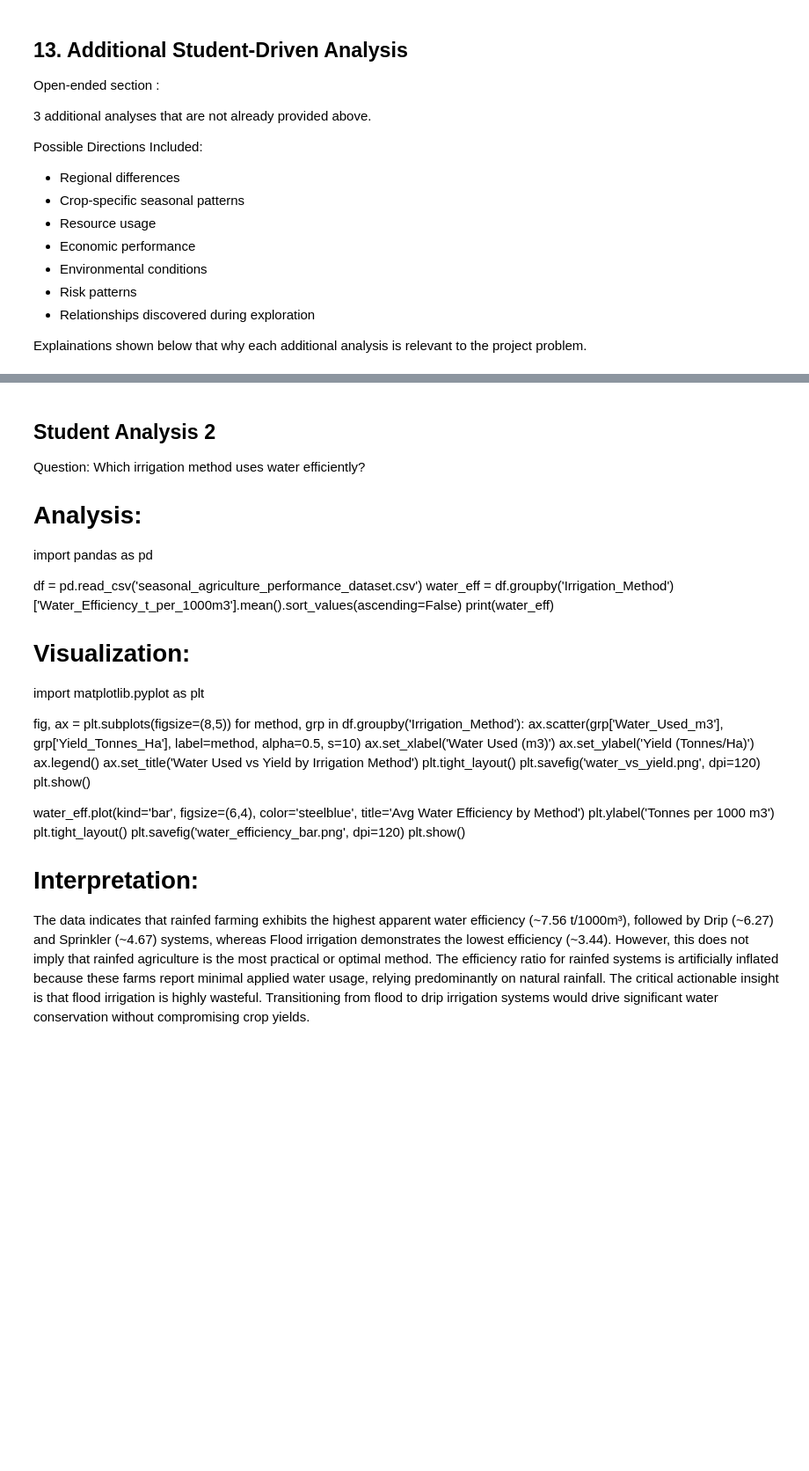
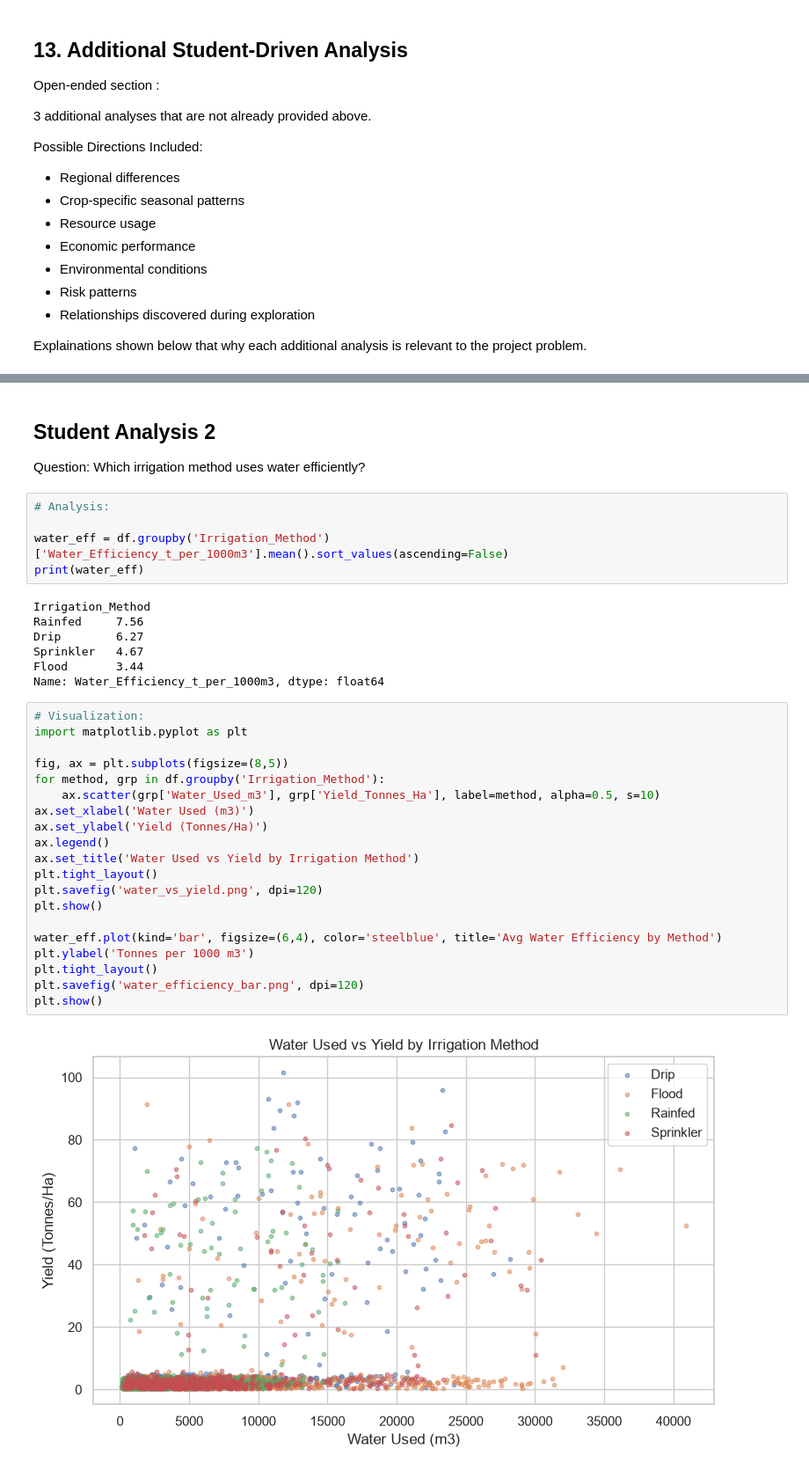
Before and after one commit to rj-rishabhjain/Seasonal-Agriculture-Performance-Analysis, a Jupyter notebook: Rishabh_Jain_Seasonal_Agriculture_Performance_Analysis.ipynb, the cells around one changed output, grey strips where cells are left out. Shown at 88% size. Drawn from its saved outputs; the diff is of its cells as text; blank space fills up the shorter version.

```diff
--- a/Rishabh_Jain_Seasonal_Agriculture_Performance_Analysis.ipynb
+++ b/Rishabh_Jain_Seasonal_Agriculture_Performance_Analysis.ipynb
@@ -822,33 +841,37 @@ plt.show()
 ## Student Analysis 2
 
 Question: Which irrigation method uses water efficiently?
-
-# Analysis:
-import pandas as pd
-
-df = pd.read_csv('seasonal_agriculture_performance_dataset.csv')
-water_eff = df.groupby('Irrigation_Method')['Water_Efficiency_t_per_1000m3'].mean().sort_values(ascending=False)
-print(water_eff)
-
-# Visualization:
-import matplotlib.pyplot as plt
-
-fig, ax = plt.subplots(figsize=(8,5))
-for method, grp in df.groupby('Irrigation_Method'):
-    ax.scatter(grp['Water_Used_m3'], grp['Yield_Tonnes_Ha'], label=method, alpha=0.5, s=10)
-ax.set_xlabel('Water Used (m3)')
-ax.set_ylabel('Yield (Tonnes/Ha)')
-ax.legend()
-ax.set_title('Water Used vs Yield by Irrigation Method')
-plt.tight_layout()
-plt.savefig('water_vs_yield.png', dpi=120)
-plt.show()
-
-water_eff.plot(kind='bar', figsize=(6,4), color='steelblue', title='Avg Water Efficiency by Method')
-plt.ylabel('Tonnes per 1000 m3')
-plt.tight_layout()
-plt.savefig('water_efficiency_bar.png', dpi=120)
-plt.show()
-
-# Interpretation:
-The data indicates that rainfed farming exhibits the highest apparent water efficiency (~7.56 t/1000m³), followed by Drip (~6.27) and Sprinkler (~4.67) systems, whereas Flood irrigation demonstrates the lowest efficiency (~3.44). However, this does not imply that rainfed agriculture is the most practical or optimal method. The efficiency ratio for rainfed systems is artificially inflated because these farms report minimal applied water usage, relying predominantly on natural rainfall. The critical actionable insight is that flood irrigation is highly wasteful. Transitioning from flood to drip irrigation systems would drive significant water conservation without compromising crop yields.
+# %%
+# Analysis:
+
+water_eff = df.groupby('Irrigation_Method')['Water_Efficiency_t_per_1000m3'].mean().sort_values(ascending=False)
+print(water_eff)
+# %% [output]
+Irrigation_Method
+Rainfed     7.56
+Drip        6.27
+Sprinkler   4.67
+Flood       3.44
+Name: Water_Efficiency_t_per_1000m3, dtype: float64
+# %%
+# Visualization:
+import matplotlib.pyplot as plt
+
+fig, ax = plt.subplots(figsize=(8,5))
+for method, grp in df.groupby('Irrigation_Method'):
+    ax.scatter(grp['Water_Used_m3'], grp['Yield_Tonnes_Ha'], label=method, alpha=0.5, s=10)
+ax.set_xlabel('Water Used (m3)')
+ax.set_ylabel('Yield (Tonnes/Ha)')
+ax.legend()
+ax.set_title('Water Used vs Yield by Irrigation Method')
+plt.tight_layout()
+plt.savefig('water_vs_yield.png', dpi=120)
+plt.show()
+
+water_eff.plot(kind='bar', figsize=(6,4), color='steelblue', title='Avg Water Efficiency by Method')
+plt.ylabel('Tonnes per 1000 m3')
+plt.tight_layout()
+plt.savefig('water_efficiency_bar.png', dpi=120)
+plt.show()
+# %% [output]
+[figure, added]
```
Also changed, not shown: parts of 38 cells of this notebook.
